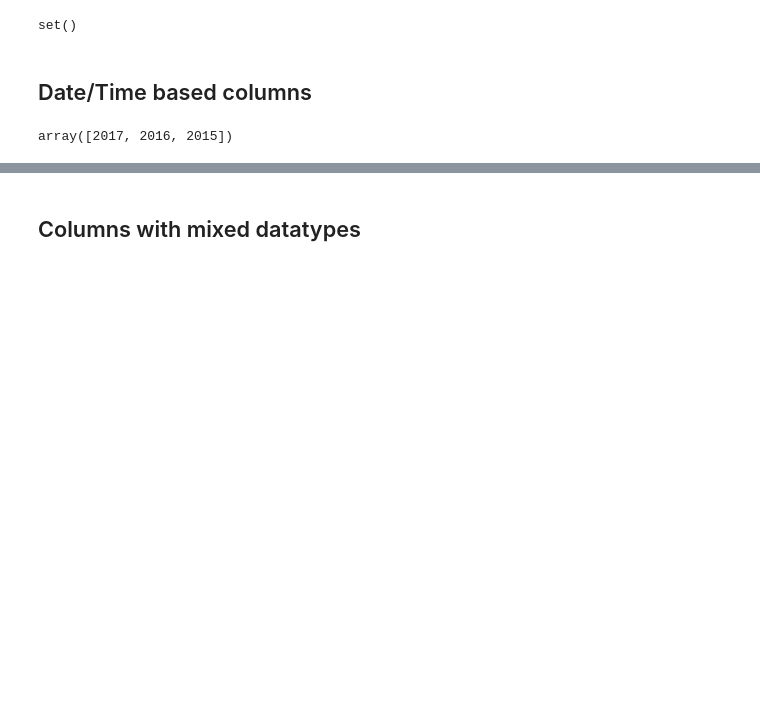
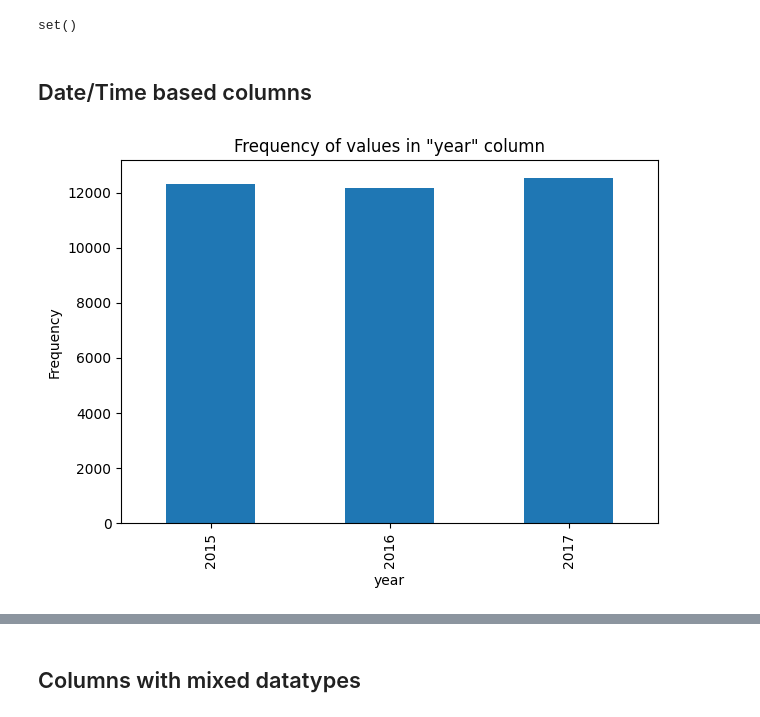
Before and after one commit to aviraljain99/customer-churn-analysis, a Jupyter notebook: dataset_eda.ipynb, the cells around one changed output, grey strips where cells are left out. Drawn from its saved outputs; the diff is of its cells as text; code cells hidden in the pictures; blank space fills up the shorter version.

Commit message:
generated more visualizations

```diff
--- a/dataset_eda.ipynb
+++ b/dataset_eda.ipynb
@@ -90,12 +66,22 @@ set()
 # %%
 date_based_columns = ["joining_date", "last_visit_time"]
 # %%
-df_new = df['joining_date'].apply(lambda x: pd.Series([x.year, x.month, x.quarter]))
+df_new = df['joining_date'].apply(lambda x: pd.Series([x.year, x.month, x.quarter, x.day, "weekend" if x.weekday() >= 5 else "weekday"]))
 
 # Rename the columns for clarity
-df_new.columns = ['year', 'month', 'quarter']
+df_new.columns = ['year', 'month', 'quarter', 'date', 'weekend']
+# %%
+def plot_frequency(column: str, data: pd.DataFrame) -> None:
+    counts = data[column].value_counts().sort_index()
+    counts.plot(kind='bar')
+
+    plt.xlabel(column)
+    plt.ylabel('Frequency')
+    plt.title(f'Frequency of values in "{column}" column')
+    plt.tight_layout()
+    plt.show()
 # %%
-df_new['year'].unique()
+plot_frequency('year', df_new)
 # %% [output]
-array([2017, 2016, 2015])
+[figure, added]
 # %%
```
Also changed, not shown: parts of 16 cells of this notebook.
